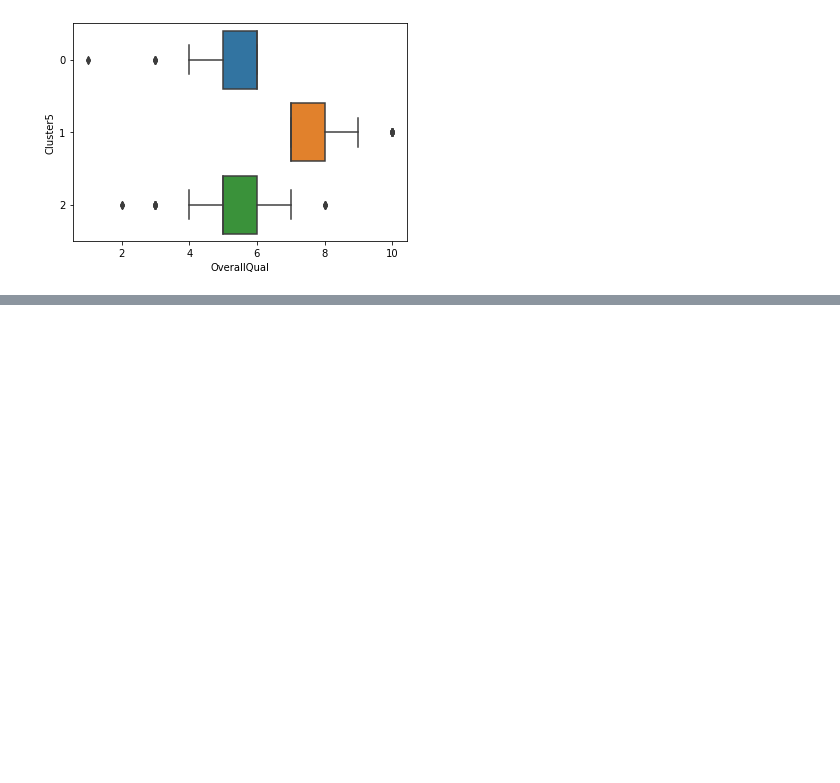
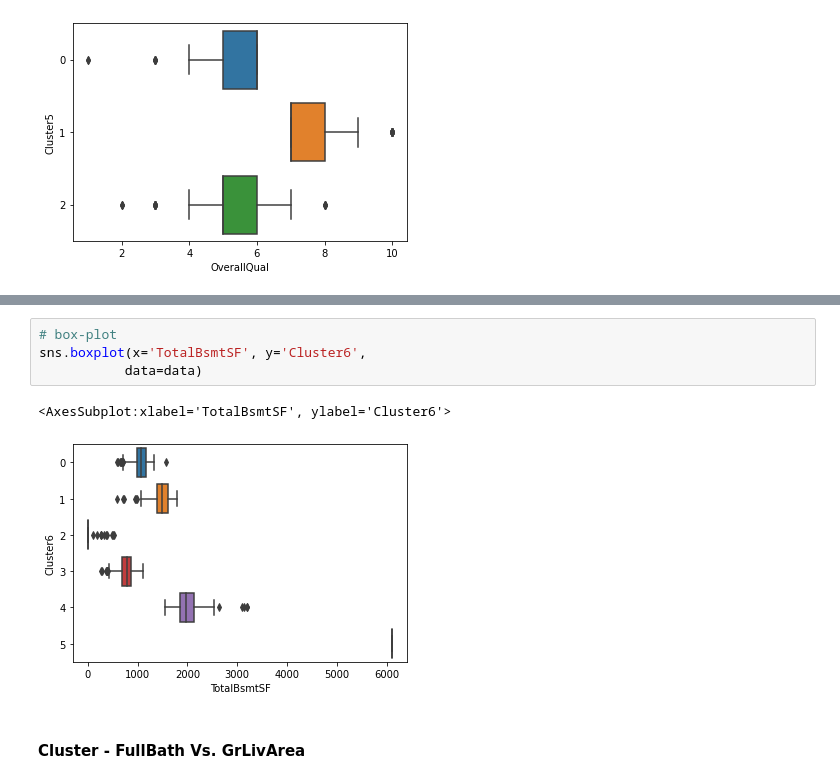
Before and after one commit to naseemap47/predictHousePrices-MachineLearning-python, a Jupyter notebook: jupyter_notebook.ipynb, the cells around one changed output, grey strips where cells are left out. Saved outputs shown, nothing was run; the diff lists cells and outputs as text; blank space fills up the shorter version.

```diff
--- a/jupyter_notebook.ipynb
+++ b/jupyter_notebook.ipynb
@@ -1661,0 +1704,9 @@ sns.boxplot(x='OverallQual', y='Cluster5',
+# %%
+# box-plot
+sns.boxplot(x='TotalBsmtSF', y='Cluster6',
+           data=data)
+# %% [output]
+<AxesSubplot:xlabel='TotalBsmtSF', ylabel='Cluster6'>
+[figure, added]
+# %% [markdown]
+#### Cluster - FullBath Vs. GrLivArea
```
Also changed, not shown: parts of 34 cells of this notebook.
